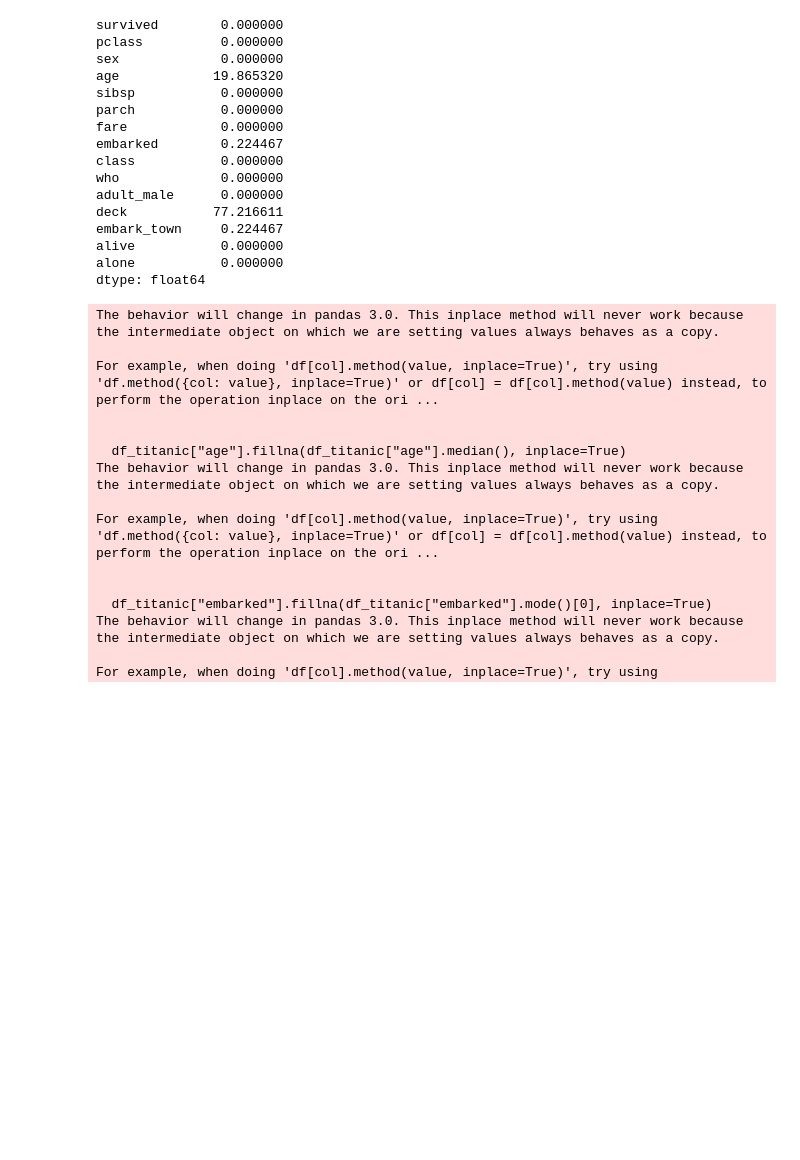
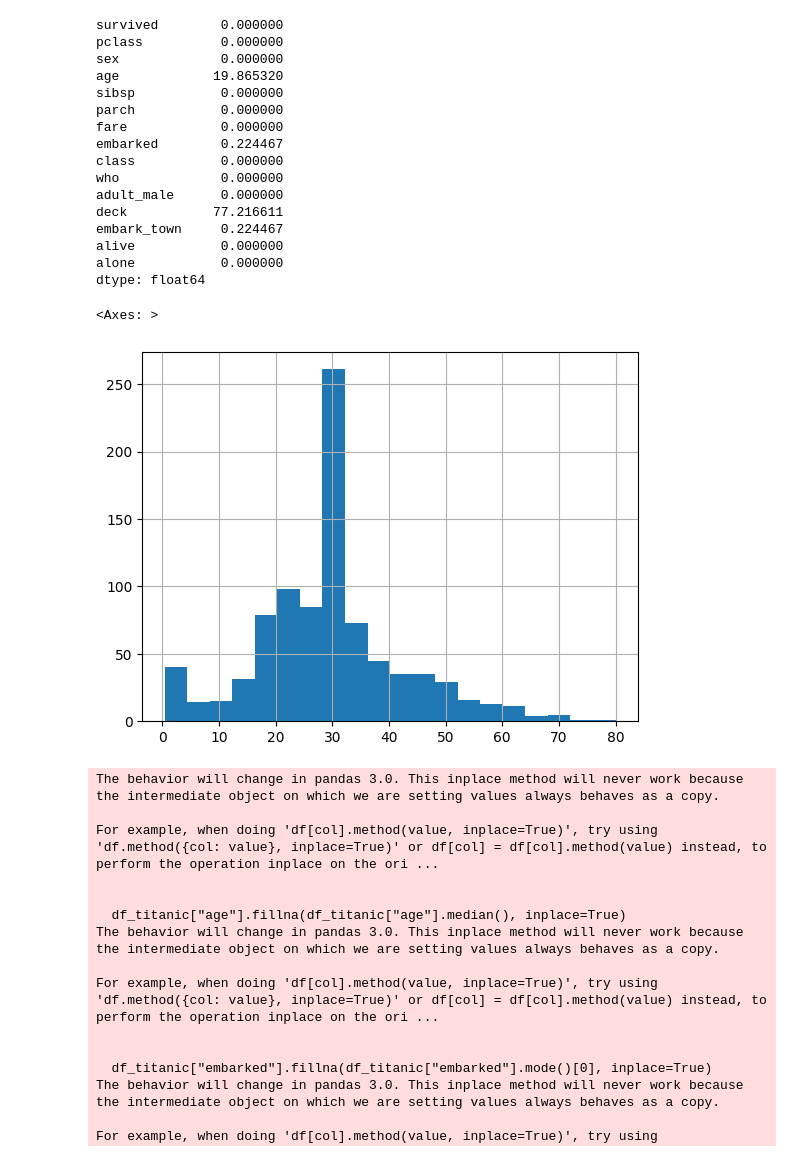
Before and after one commit to dianahoyos/DS_Online_Diana_Hoyos, a Jupyter notebook: 03_Data_Analysis/Sprint_07/Unidad_01_Estadistica_Descriptiva_Univariante/03_Practica_Obligatoria/18_Practica_Obligatoria_Univariante.ipynb, the cells around one changed output. Saved outputs shown, nothing was run; the diff lists cells and outputs as text; code cells hidden in the pictures; blank space fills up the shorter version.

```diff
--- a/03_Data_Analysis/Sprint_07/Unidad_01_Estadistica_Descriptiva_Univariante/03_Practica_Obligatoria/18_Practica_Obligatoria_Univariante.ipynb
+++ b/03_Data_Analysis/Sprint_07/Unidad_01_Estadistica_Descriptiva_Univariante/03_Practica_Obligatoria/18_Practica_Obligatoria_Univariante.ipynb
@@ -141,3 +155,8 @@ dtype: float64
+# %%
+df_titanic["age"].hist(bins=20)
+# %% [output]
+<Axes: >
+[figure, added]
 # %%
 # 1) Eliminar columnas inútiles
 df_titanic.drop(columns=["deck", "parch"], inplace=True)
```
Also changed, not shown: parts of 14 cells of this notebook.
